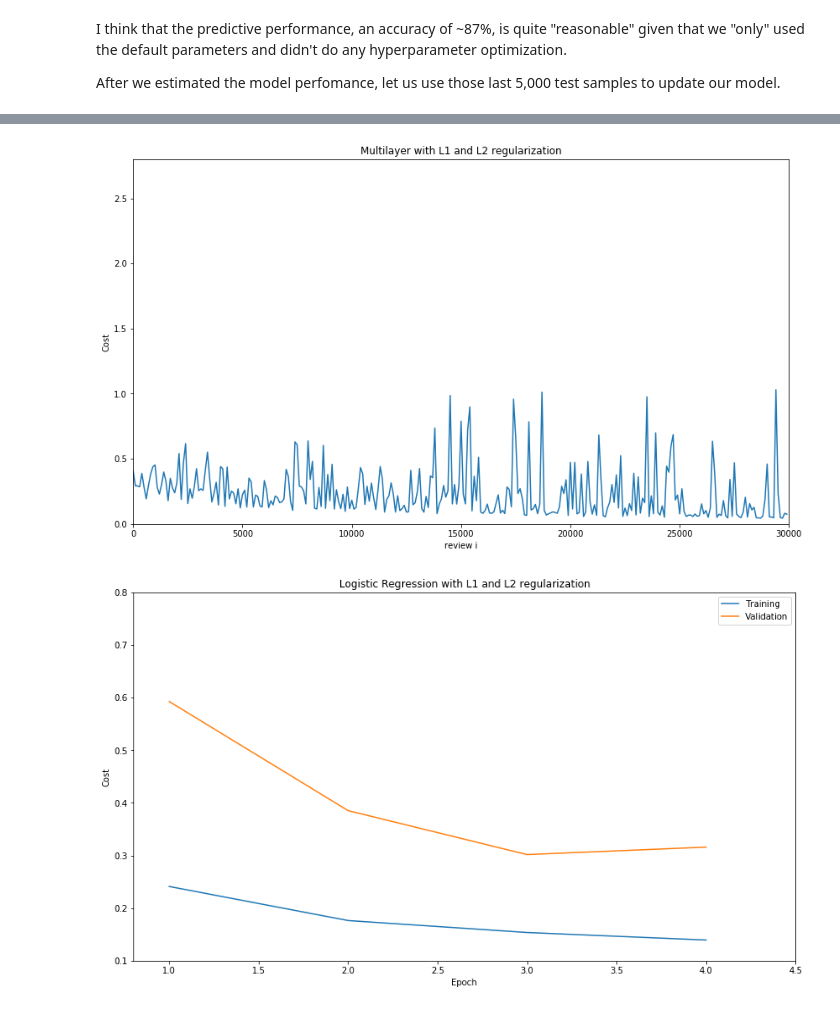
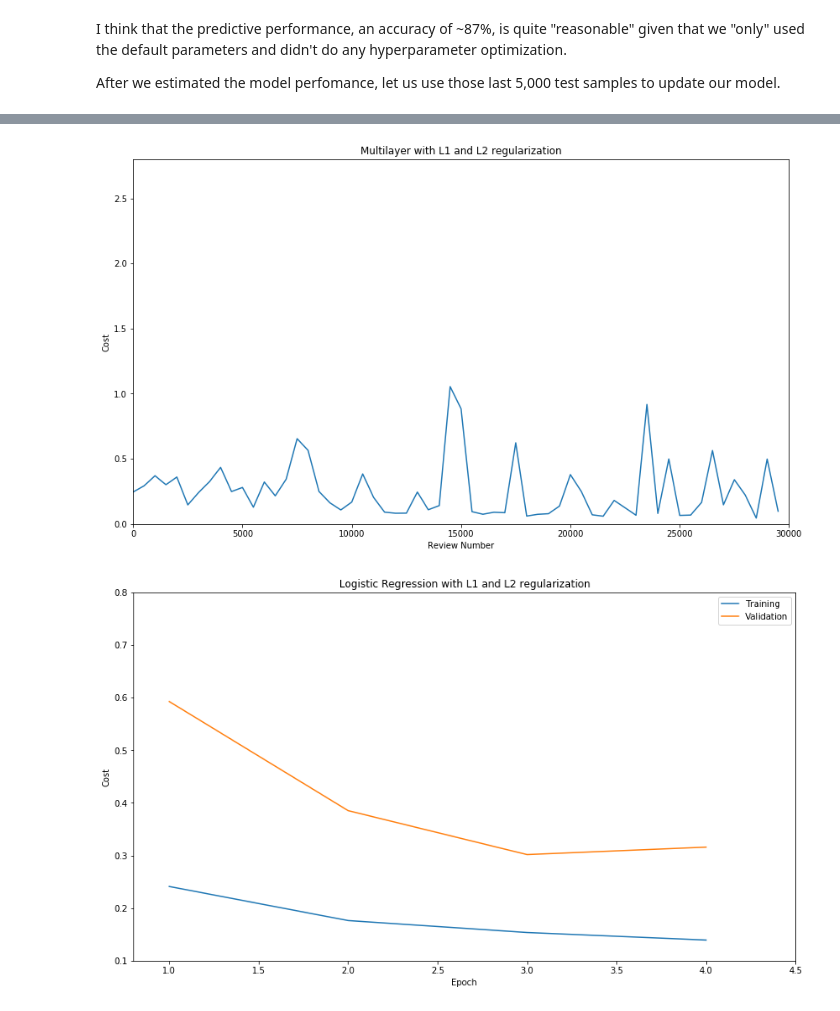
Before and after one commit to bsharma2/mlp-sentiment-analysis, a Jupyter notebook: NeuralNetworksSemana3.ipynb, the cells around one changed output, grey strips where cells are left out. Cells and saved outputs as stored; diff of their text form; code cells hidden in the pictures.

```diff
--- a/NeuralNetworksSemana3.ipynb
+++ b/NeuralNetworksSemana3.ipynb
@@ -533,6 +258,0 @@ False
-# %%
-example = ["I do not love this movie"]
-X = encoder.transform(example)
-#regr.predSentiment(X)
-print(regr.pred(X))
-regr.pred(X)[0][0] > 0.5
@@ -763,7 +480,7 @@ class Multilayer:
 
         return cost
 # %%
-n, m = X_data_train.shape
+n, m = X_train.shape
 net  = Multilayer(input_size=m, hid_units1=10, hid_units2=2, lr=5e-4, lambda_1=1e-8, lambda_2=1e-8)
 # %%
 def train_model(X, y, batch1, batch2, iterations, stepplot):
@@ -802,7 +519,7 @@ def train_model(X, y, batch1, batch2, iterations, stepplot):
                 train_elem.append(loss_tmp)
                 print('-> element : [{:5d}], loss_temp = {:5.4f}'.format(i_batch, loss_tmp))
 
-        if (i+1)%STEP == 0:
+        if (i+1)%1 == 0:
             train_epoch.append(loss_t/n_batch)
             acc_train = 0
             for i_batch in range(0,X_data_train.shape[0], batch1):
@@ -814,7 +531,7 @@ def train_model(X, y, batch1, batch2, iterations, stepplot):
             loss_valid = 0
             acc_test   = 0
 
-            v_batch = X_data_valid.shape[0]/BATCH2
+            v_batch = X_data_valid.shape[0]/batch2
             for i_batch in range(0,X_data_valid.shape[0], batch2):
                 X_batch_v = X_data_valid[i_batch:i_batch + batch2]
                 y_batch_v = y_data_valid[i_batch:i_batch + batch2]
@@ -845,8 +562,8 @@ def train_model(X, y, batch1, batch2, iterations, stepplot):
 
     return history
 # %%
-its   = 1
+its   = 4
 btch1 = 1
-step  = 100
+step  = 500
 history = train_model(X=X_train, y=y_train, batch1=btch1, batch2=100, iterations=its,stepplot=step)
 # %% [output]
@@ -870,17 +571,17 @@ history = train_model(X=X_train, y=y_train, batch1=btch1, batch2=100, iterations
 # %%
 btch1 = 1
 loss_t = history['loss_temp']
 
 it     = [i*step for i in range(len(loss_t))]
 
 fig, ax = plt.subplots(figsize=(14, 8))
 lt      = ax.plot(it, loss_t)
-ax.set(xlabel='review i', ylabel='Cost', title='Multilayer with L1 and L2 regularization')
+ax.set(xlabel='Review Number', ylabel='Cost', title='Multilayer with L1 and L2 regularization')
 ax.axis([0, len(loss_t)*step  + 0.5, 0.0, 2.8])
 #plt.legend([lt],["Training"])
 plt.show()
 # %% [output]
-[figure, old version]
+[figure, new version]
 # %%
 ep = np.arange(1, it + 1, 1)
 
```
Also changed, not shown: parts of 34 cells of this notebook, 2 other files.
